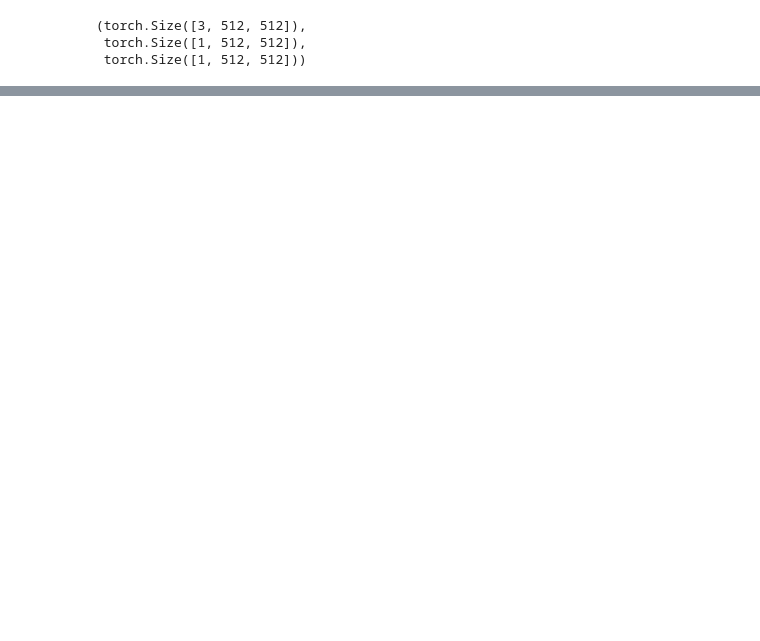
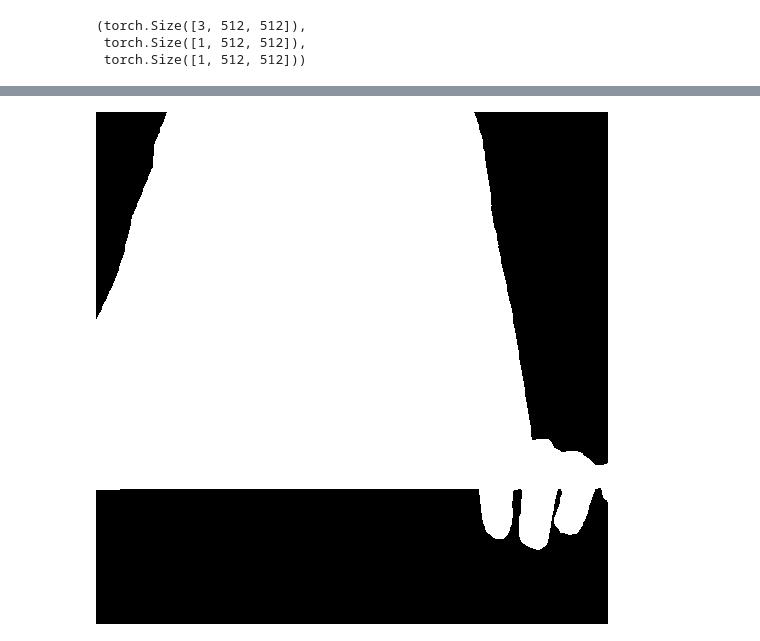
Before and after one commit to shizidushu/MODNet, a Jupyter notebook: src/datasets/data.ipynb, the cells around one changed output, grey strips where cells are left out. Saved outputs shown, nothing was run; the diff lists cells and outputs as text; code cells hidden in the pictures; blank space fills up the shorter version.

```diff
--- a/src/datasets/data.ipynb
+++ b/src/datasets/data.ipynb
@@ -71,0 +32,4 @@ alpha.shape
+# %%
+Image.fromarray(np.array(np.squeeze(np.transpose(alpha, (1, 2, 0))).numpy() * 255.0, dtype=np.uint8))
+# %% [output]
+[figure, added]
```
Also changed, not shown: parts of 22 cells of this notebook, 3 other files.
